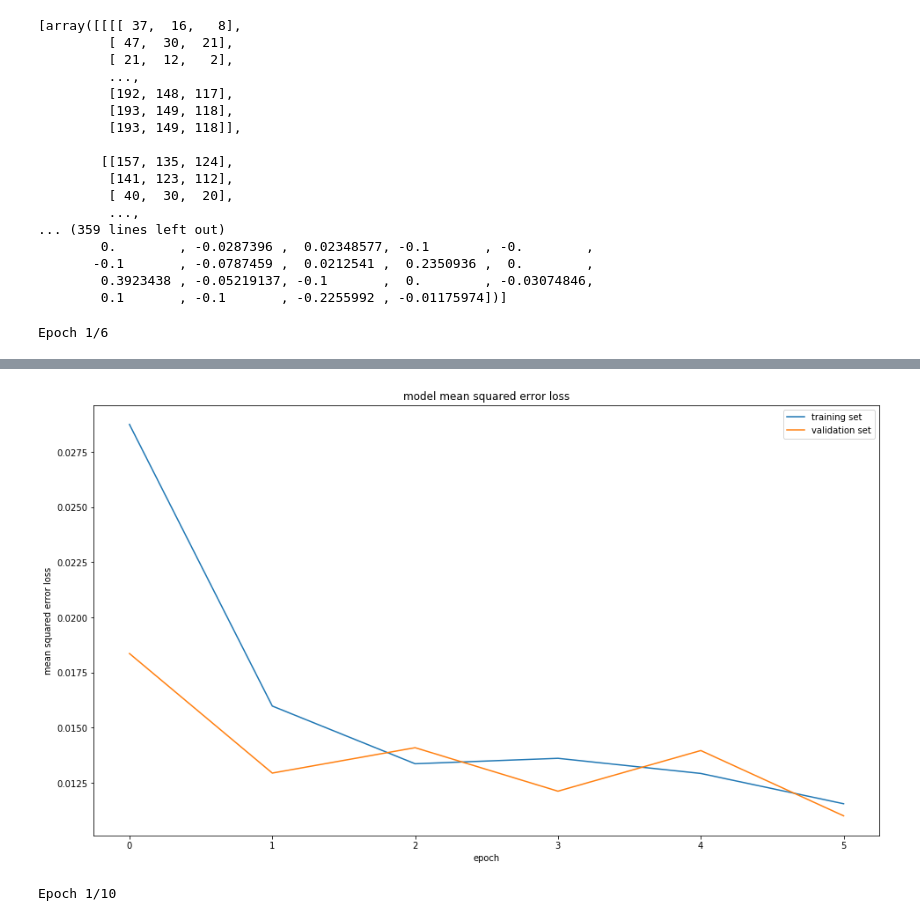
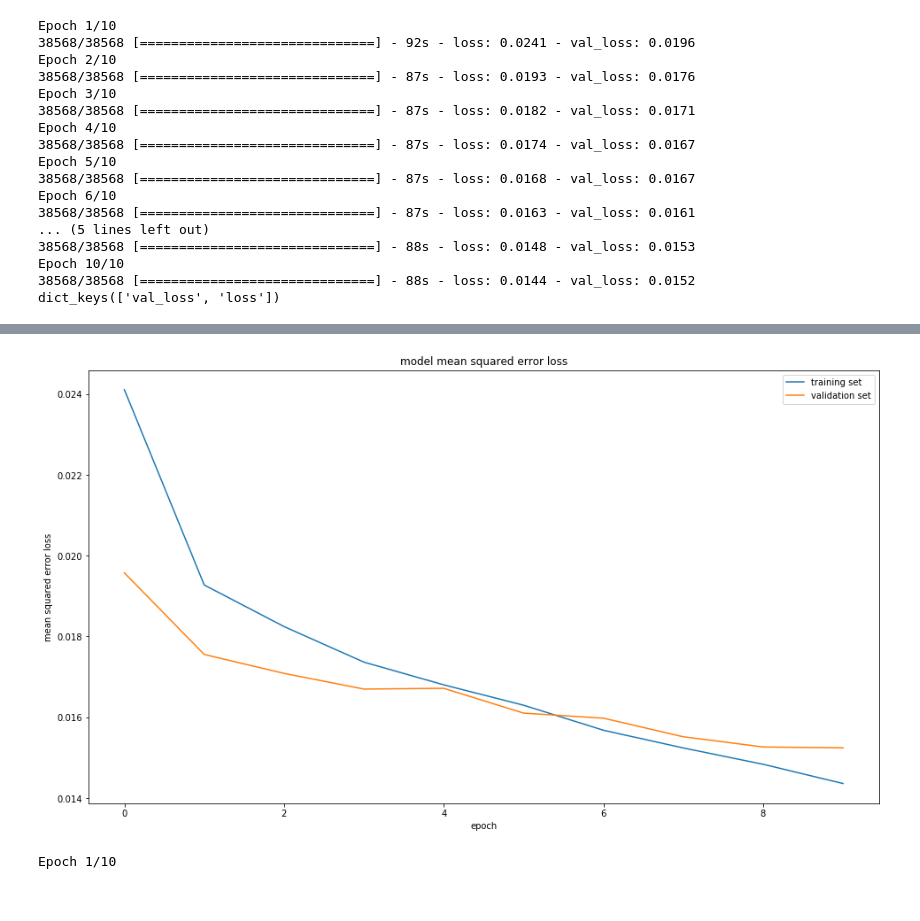
Before and after one commit to glengu123/CarND-Behavioral-Cloning-YG, a Jupyter notebook: Behavioral+Cloning.ipynb, the cells around one changed output, grey strips where cells are left out. Cells and saved outputs as stored; diff of their text form; code cells hidden in the pictures.

```diff
--- a/Behavioral+Cloning.ipynb
+++ b/Behavioral+Cloning.ipynb
@@ -78,38 +80,20 @@ validation_generator = generator(validation_samples, batch_size=128)
 # %%
-for i in range(10):
-    my_output = (next(train_generator))
+#for i in range(10):
+    #my_output = (next(train_generator))
 
-print(my_output)
+#print(my_output)
-# %% [output]
-[array([[[[ 37,  16,   8],
-         [ 47,  30,  21],
-         [ 21,  12,   2],
-         ...,
-         [192, 148, 117],
-         [193, 149, 118],
-         [193, 149, 118]],
-
-        [[157, 135, 124],
-         [141, 123, 112],
-         [ 40,  30,  20],
-         ...,
-... (359 lines left out)
-        0.        , -0.0287396 ,  0.02348577, -0.1       , -0.        ,
-       -0.1       , -0.0787459 ,  0.0212541 ,  0.2350936 ,  0.        ,
-        0.3923438 , -0.05219137, -0.1       ,  0.        , -0.03074846,
-        0.1       , -0.1       , -0.2255992 , -0.01175974])]
 # %%
 model = Sequential()
-model.add(Lambda(lambda x: x / 255.0 - 0.5, input_shape=(160, 320, 3)))
-model.add(Cropping2D(cropping=((50, 20), (0, 0))))
+model.add(Cropping2D(cropping = ((70, 25), (0, 0)), input_shape = (160, 320, 3)))
+model.add(Lambda(lambda x: (x / 127.5) - 1., input_shape = (65, 320, 3)))
 model.add(Convolution2D(24, 5, 5, subsample=(2, 2), activation='relu'))
 model.add(Convolution2D(36, 5, 5, subsample=(2, 2), activation='relu'))
 model.add(Convolution2D(48, 5, 5, subsample=(2, 2), activation='relu'))
 model.add(Convolution2D(64, 3, 3, activation='relu'))
 model.add(Convolution2D(64, 3, 3, activation='relu'))
-
+model.add(Dropout(0.5))
 model.add(Flatten())
-
+model.add(Dropout(0.2))
 model.add(Dense(100))
 model.add(Activation('elu'))
 model.add(Dropout(0.2))
@@ -121,15 +105,16 @@ model.add(Activation('elu'))
 model.add(Dropout(0.2))
 model.add(Dense(1))
 
+
 model.compile(loss='mse', optimizer='adam')
 from keras.models import Model
 import matplotlib.pyplot as plt
 
 history_object = model.fit_generator(train_generator, samples_per_epoch =
-    len(train_samples), validation_data =
+    len(train_samples) *6, validation_data =
     validation_generator,
-    nb_val_samples = len(validation_samples),
-    nb_epoch=6, verbose=1)
+    nb_val_samples = len(validation_samples) * 6,
+    nb_epoch=10, verbose=1)
 
 ### print the keys contained in the history object
 print(history_object.history.keys())
@@ -144,4 +129,20 @@ plt.legend(['training set', 'validation set'], loc='upper right')
 plt.show()
 model.save('model.h5')
 # %% [output]
-Epoch 1/6
+Epoch 1/10
+38568/38568 [==============================] - 92s - loss: 0.0241 - val_loss: 0.0196
+Epoch 2/10
+38568/38568 [==============================] - 87s - loss: 0.0193 - val_loss: 0.0176
+Epoch 3/10
+38568/38568 [==============================] - 87s - loss: 0.0182 - val_loss: 0.0171
+Epoch 4/10
+38568/38568 [==============================] - 87s - loss: 0.0174 - val_loss: 0.0167
+Epoch 5/10
+38568/38568 [==============================] - 87s - loss: 0.0168 - val_loss: 0.0167
+Epoch 6/10
+38568/38568 [==============================] - 87s - loss: 0.0163 - val_loss: 0.0161
+... (5 lines left out)
+38568/38568 [==============================] - 88s - loss: 0.0148 - val_loss: 0.0153
+Epoch 10/10
+38568/38568 [==============================] - 88s - loss: 0.0144 - val_loss: 0.0152
+dict_keys(['val_loss', 'loss'])
@@ -160,4 +149,4 @@ dict_keys(['loss', 'val_loss'])
-[figure, old version]
+[figure, new version]
 # %%
 from keras.models import Model
 import matplotlib.pyplot as plt
```
Also changed, not shown: parts of 4 cells of this notebook, 5 other files.
